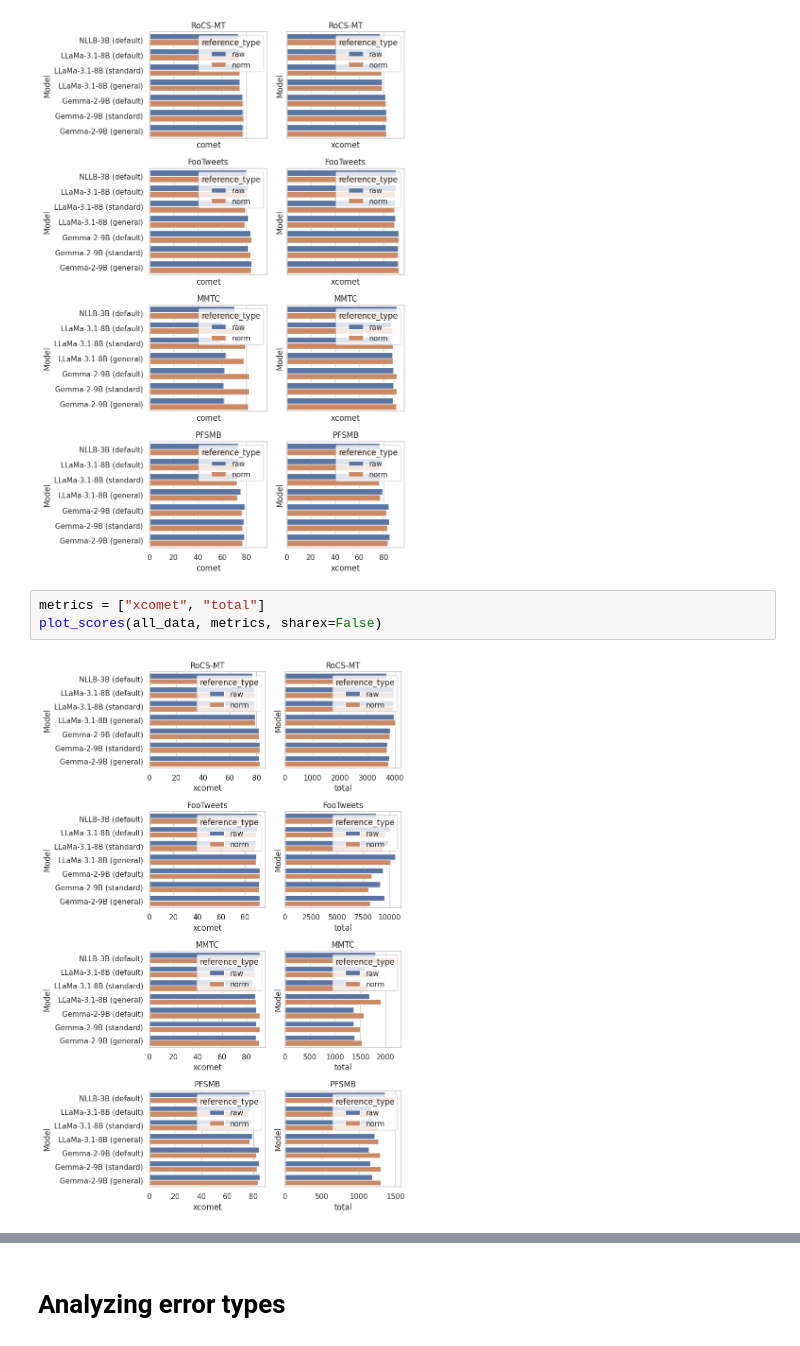
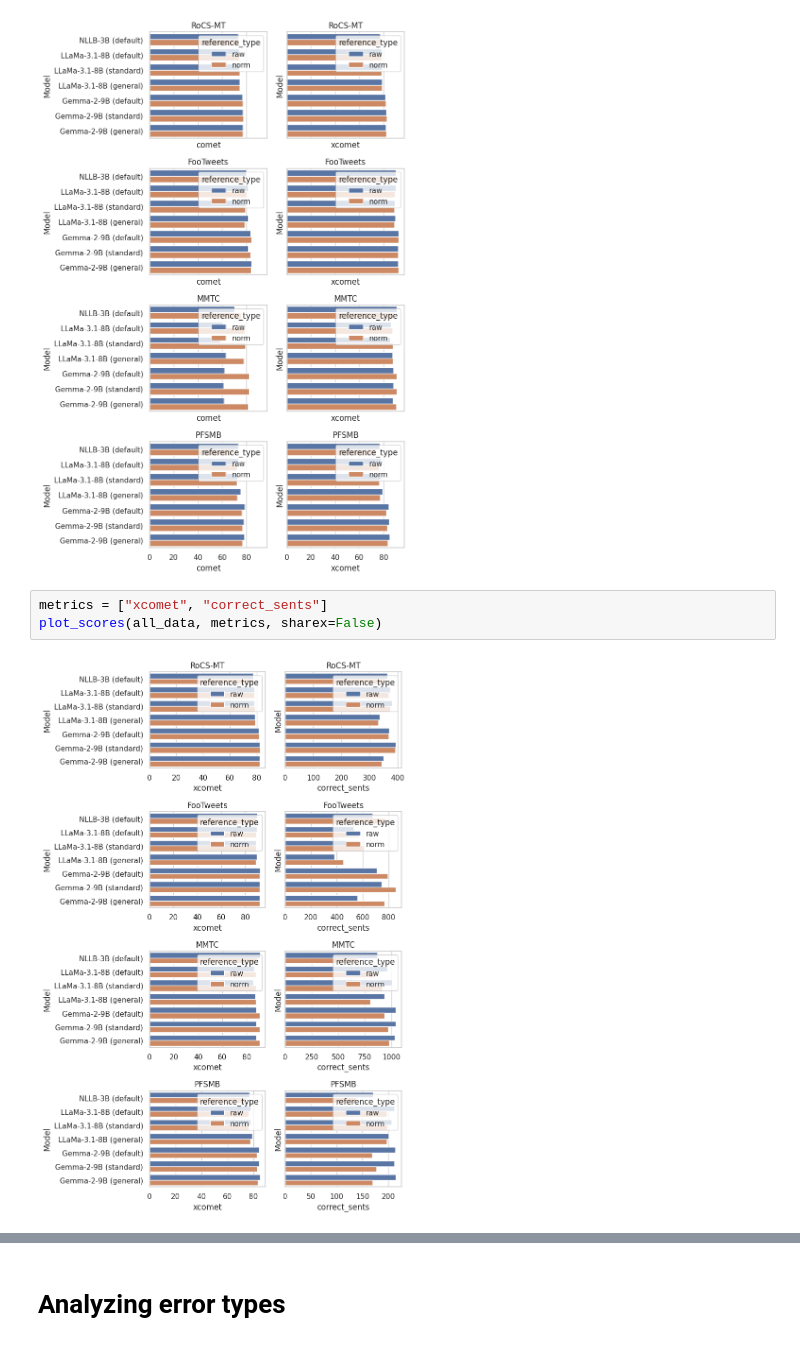
Before and after one commit to lydianish-phd/evaluation-challenges, a Jupyter notebook: src/draft.ipynb, the cells around one changed output, grey strips where cells are left out. Cells and saved outputs as stored; diff of their text form.

```diff
--- a/src/draft.ipynb
+++ b/src/draft.ipynb
@@ -166,7 +161,7 @@ plot_scores(all_data, metrics)
 # %% [output]
 [figure]
 # %%
-metrics = ["xcomet", "total"]
+metrics = ["xcomet", "correct_sents"]
 plot_scores(all_data, metrics, sharex=False)
 # %% [output]
-[figure, old version]
+[figure, new version]
```
Also changed, not shown: parts of 5 cells of this notebook, 3 other files.
